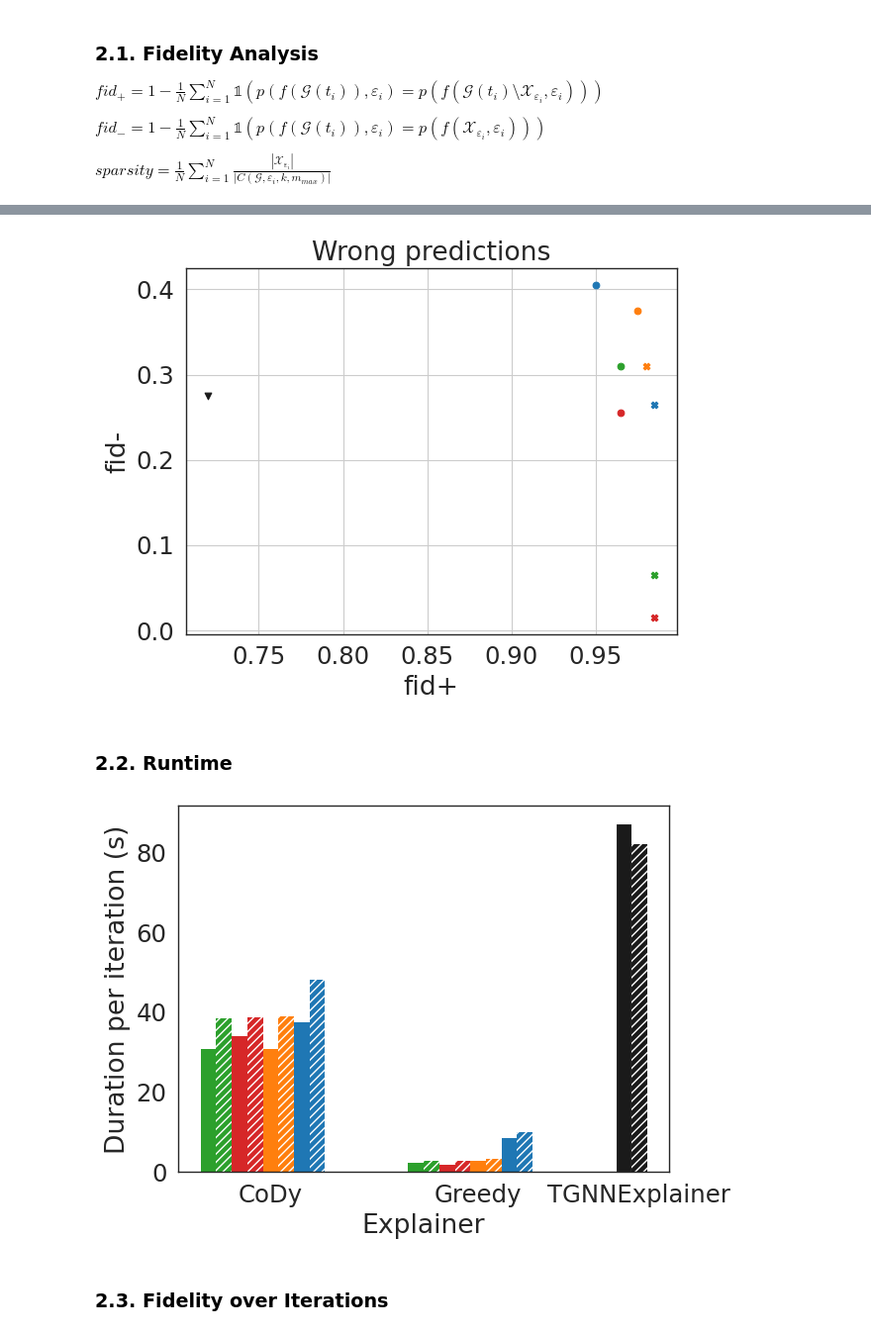
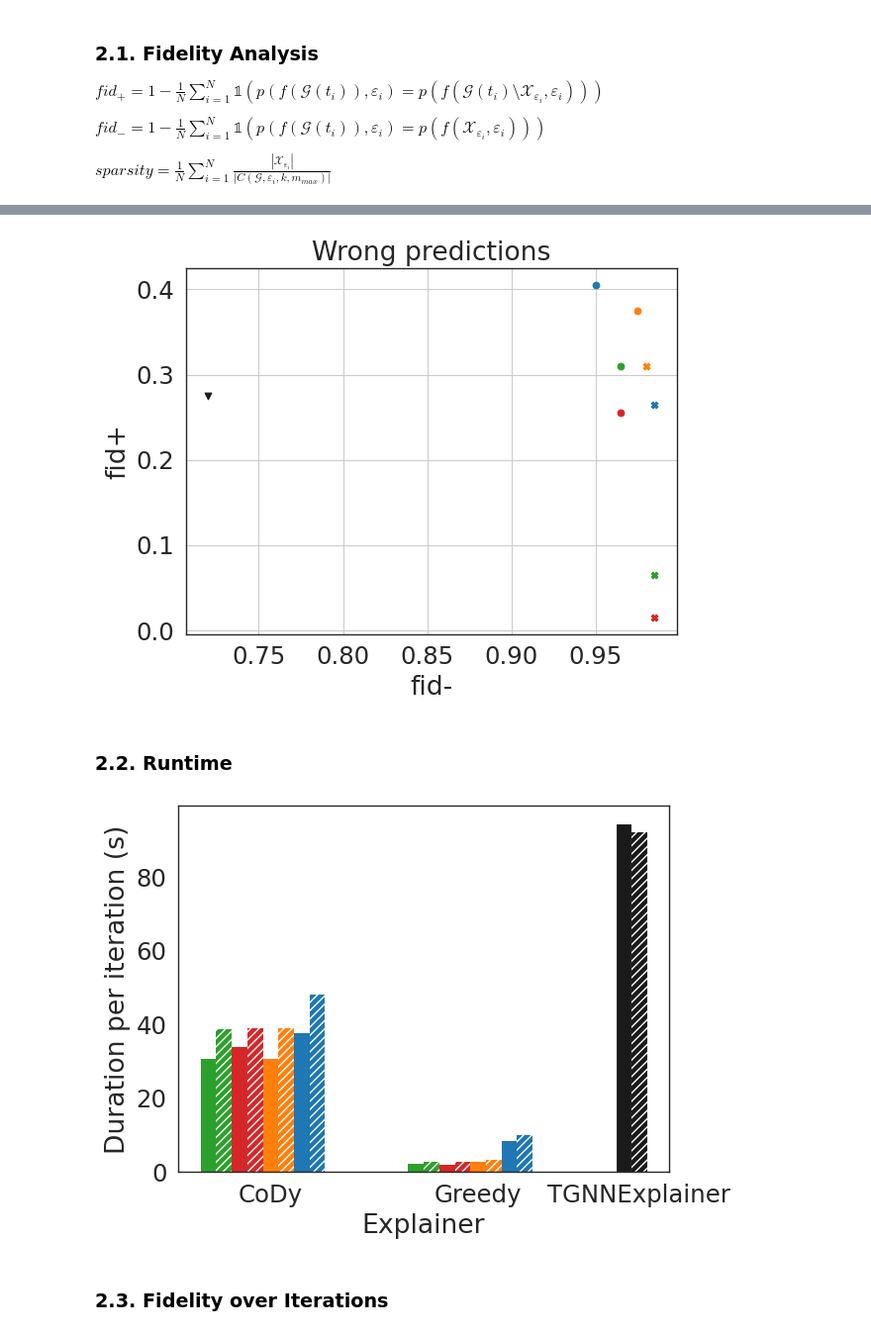
Before and after one commit to daniel-gomm/cody-evaluation, a Jupyter notebook: notebooks/UCI.ipynb, the cells around one changed output, grey strips where cells are left out. Shown at 99% size. Saved outputs shown, nothing was run; the diff lists cells and outputs as text; code cells hidden in the pictures.

```diff
--- a/notebooks/UCI.ipynb
+++ b/notebooks/UCI.ipynb
@@ -279,8 +279,8 @@ for index, row in wrong_predictions.iterrows():
 
 ax.set_title('Wrong predictions')
 
-plt.xlabel('fid+')
-plt.ylabel('fid-')
+plt.xlabel('fid-')
+plt.ylabel('fid+')
 
 plt.grid(True)
 
@@ -290,7 +290,7 @@ plt.savefig('../plots/svg/fid_plus_minus_uci_wrong.svg')
 
 plt.show()
 # %% [output]
-[figure, old version]
+[figure, new version]
 # %% [markdown]
 ### 2.2. Runtime
 # %%
@@ -298,36 +298,36 @@ fig = plt.figure()
 ax = fig.add_subplot(1, 1, 1)
 
 x = np.arange(2)
 
 width = 0.075
 multiplier = 0
 
 
 for selection_strategy in [selection_strategy for selection_strategy in selection_strategy_mapping.keys() if selection_strategy != '-']:
     offset = width * multiplier
     durations = correct_predictions[correct_predictions['Selection strategy'] == selection_strategy]['Duration'].to_numpy()
     ax.bar(x + offset, durations, width, color=selection_strategy_mapping[selection_strategy], linewidth=0)
     multiplier += 1
 
     offset = width * multiplier
     durations = wrong_predictions[wrong_predictions['Selection strategy'] == selection_strategy]['Duration'].to_numpy()
     ax.bar(x + offset, durations, width, color=selection_strategy_mapping[selection_strategy], hatch='////', linewidth=0)
     multiplier += 1
 
-ax.bar(2, tgnnex['total_duration'][0]/1000000000, width, color='k')
-ax.bar(2 + width, tgnnex_w['total_duration'][0]/1000000000, width, color='k', hatch='////', linewidth=0)
+ax.bar(2, tgnnex['total_duration'].mean()/1000000000, width, color='k')
+ax.bar(2 + width, tgnnex_w['total_duration'].mean()/1000000000, width, color='k', hatch='////', linewidth=0)
 
 ax.set_xticks((0.3, 1.3, 2.075), ('CoDy', 'Greedy', 'TGNNExplainer'))
 ax.set_ylabel('Duration per iteration (s)')
 ax.set_xlabel('Explainer')
 
 tikzplotlib.save('../plots/duration_uci.tex')
 
 plt.savefig('../plots/svg/duration_uci.svg')
 
 plt.show()
 # %% [output]
-[figure, old version]
+[figure, new version]
 # %% [markdown]
 ### 2.3. Fidelity over Iterations
 # %%
```
Also changed, not shown: parts of 16 cells of this notebook, 45 other files.
